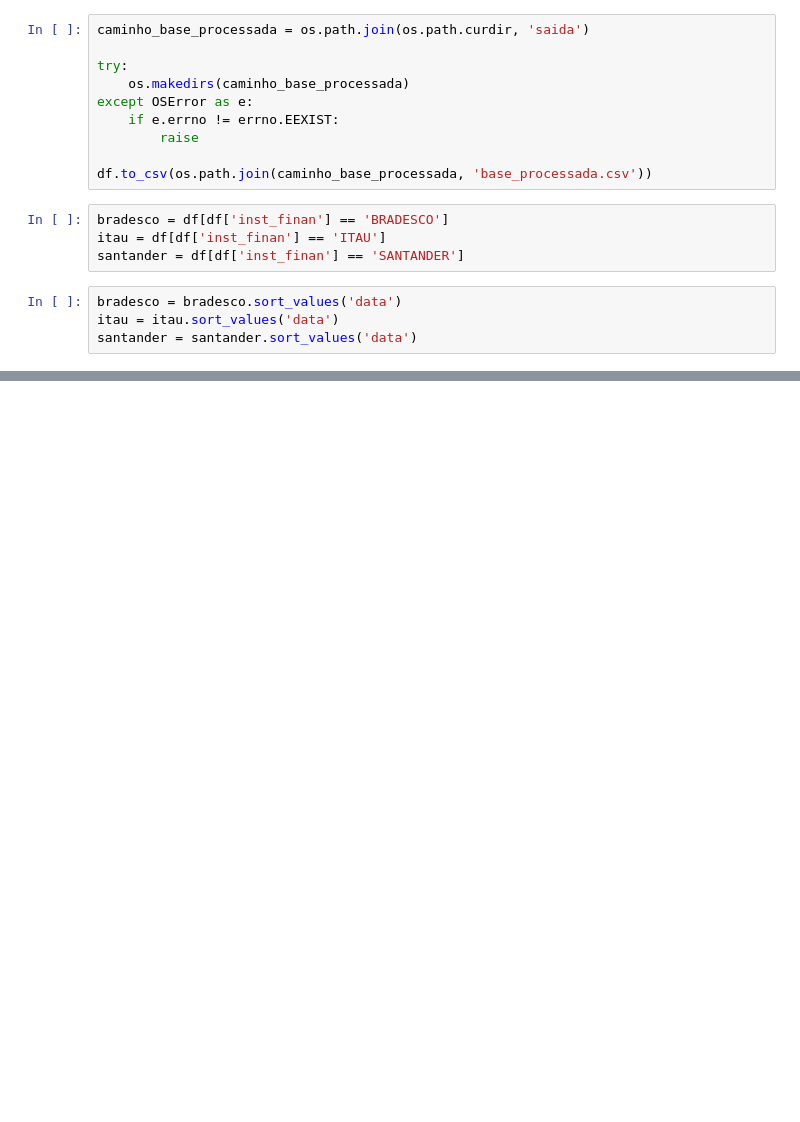
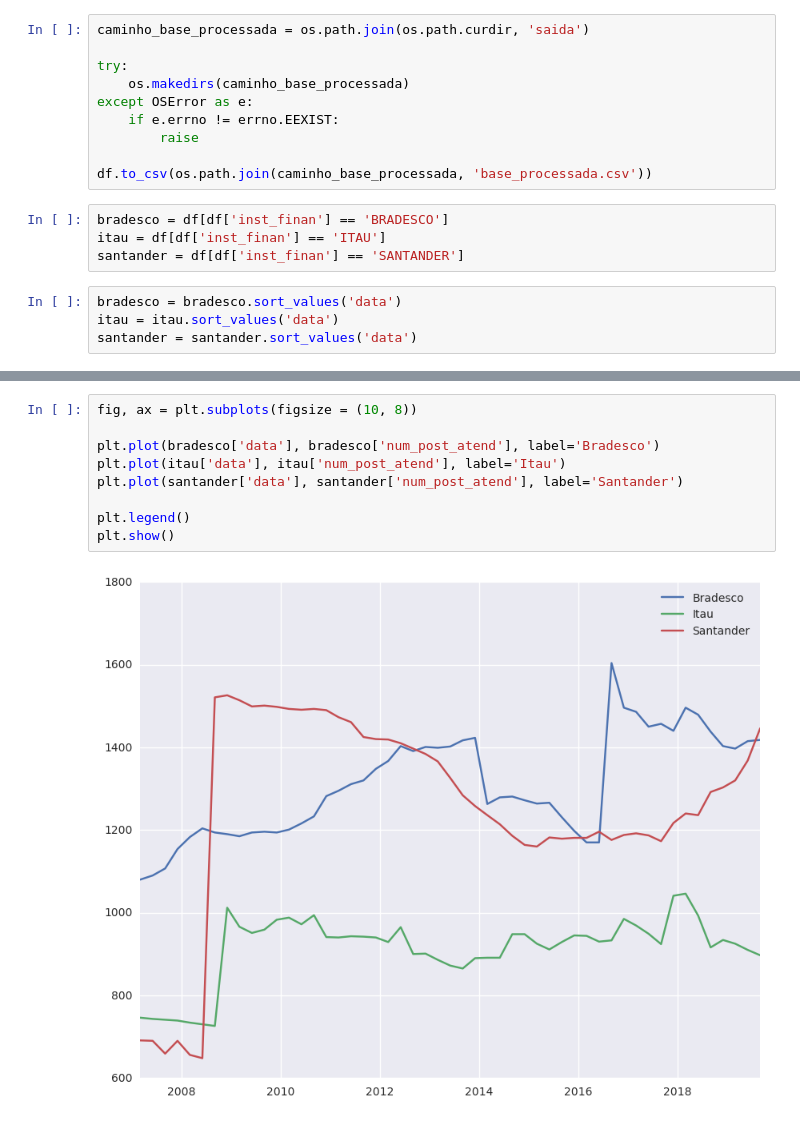
Before and after one commit to gpedote/informacoes_banco_central, a Jupyter notebook: banco_central.ipynb, the cells around one changed output, grey strips where cells are left out. Saved outputs shown, nothing was run; the diff lists cells and outputs as text; blank space fills up the shorter version.

```diff
--- a/banco_central.ipynb
+++ b/banco_central.ipynb
@@ -190,0 +194,11 @@ plt.show()
+# %%
+fig, ax = plt.subplots(figsize = (10, 8))
+
+plt.plot(bradesco['data'], bradesco['num_post_atend'], label='Bradesco')
+plt.plot(itau['data'], itau['num_post_atend'], label='Itau')
+plt.plot(santander['data'], santander['num_post_atend'], label='Santander')
+
+plt.legend()
+plt.show()
+# %% [output]
+[figure, added]
```
Also changed, not shown: parts of 12 cells of this notebook.
